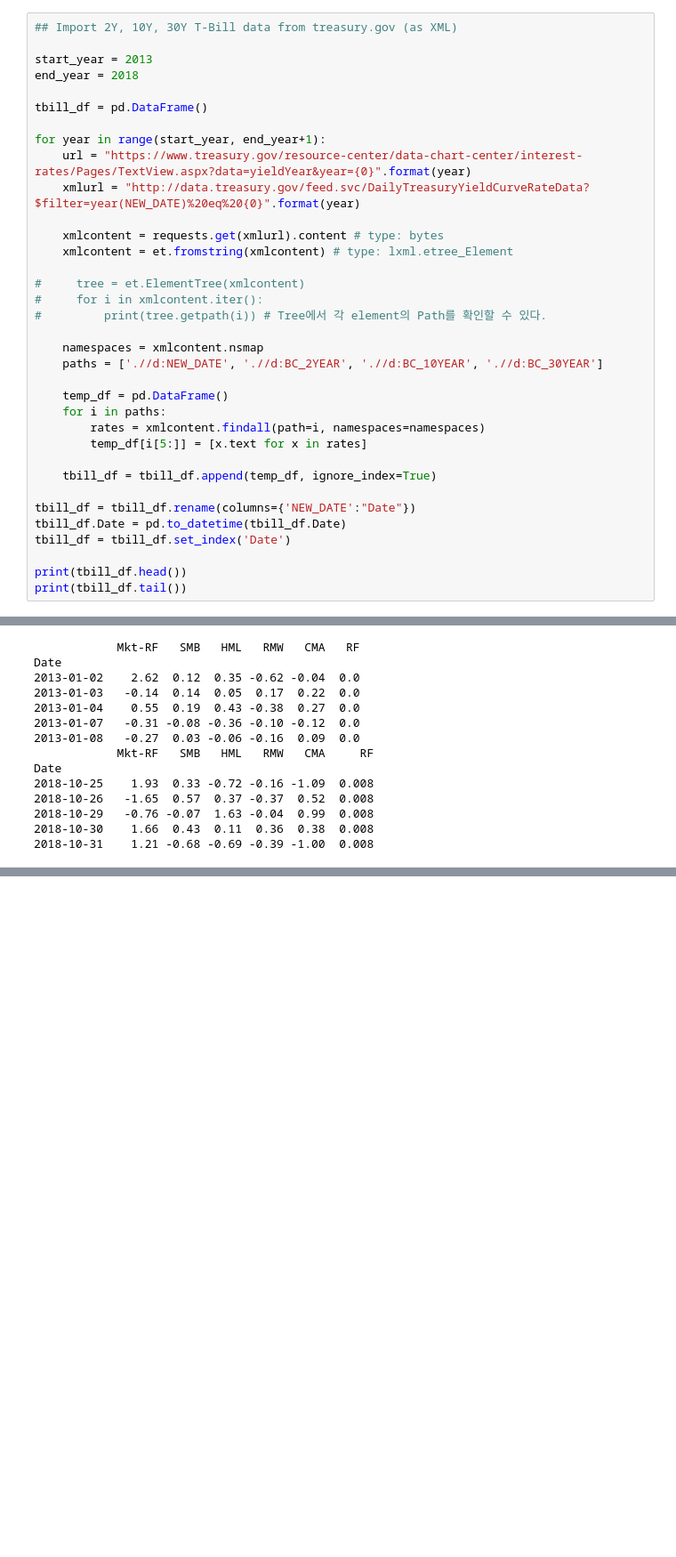
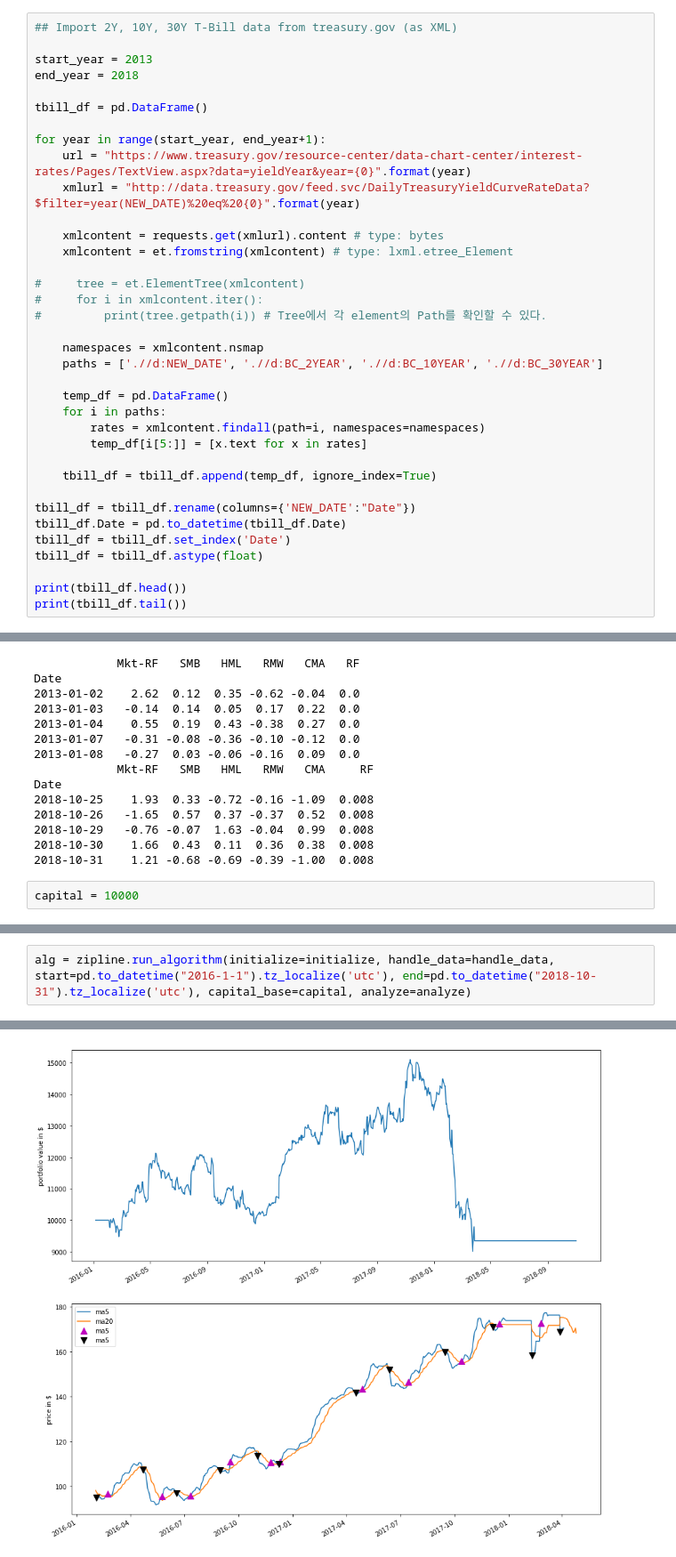
Before and after one commit to jaepil-choi/2018-2_FI_FINALPROJECT, a Jupyter notebook: FinalProject.ipynb, the cells around one changed output, grey strips where cells are left out. Shown at 89% size. Cells and saved outputs as stored; diff of their text form; blank space fills up the shorter version.

```diff
--- a/FinalProject.ipynb
+++ b/FinalProject.ipynb
@@ -39,6 +56,7 @@ for year in range(start_year, end_year+1):
 tbill_df = tbill_df.rename(columns={'NEW_DATE':"Date"})
 tbill_df.Date = pd.to_datetime(tbill_df.Date)
 tbill_df = tbill_df.set_index('Date')
+tbill_df = tbill_df.astype(float)
 
 print(tbill_df.head())
 print(tbill_df.tail())
@@ -84,3 +112,5 @@ Date
 2018-10-29   -0.76 -0.07  1.63 -0.04  0.99  0.008
 2018-10-30    1.66  0.43  0.11  0.36  0.38  0.008
 2018-10-31    1.21 -0.68 -0.69 -0.39 -1.00  0.008
+# %%
+capital = 10000
@@ -86,0 +174,3 @@ Date
+# %%
+alg = zipline.run_algorithm(initialize=initialize, handle_data=handle_data, start=pd.to_datetime("2016-1-1").tz_localize('utc'), end=pd.to_datetime("2018-10-31").tz_localize('utc'), capital_base=capital, analyze=analyze)
+# %% [output]
@@ -86,0 +195 @@ Date
+[figure, added]
```
Also changed, not shown: parts of 18 cells of this notebook.
